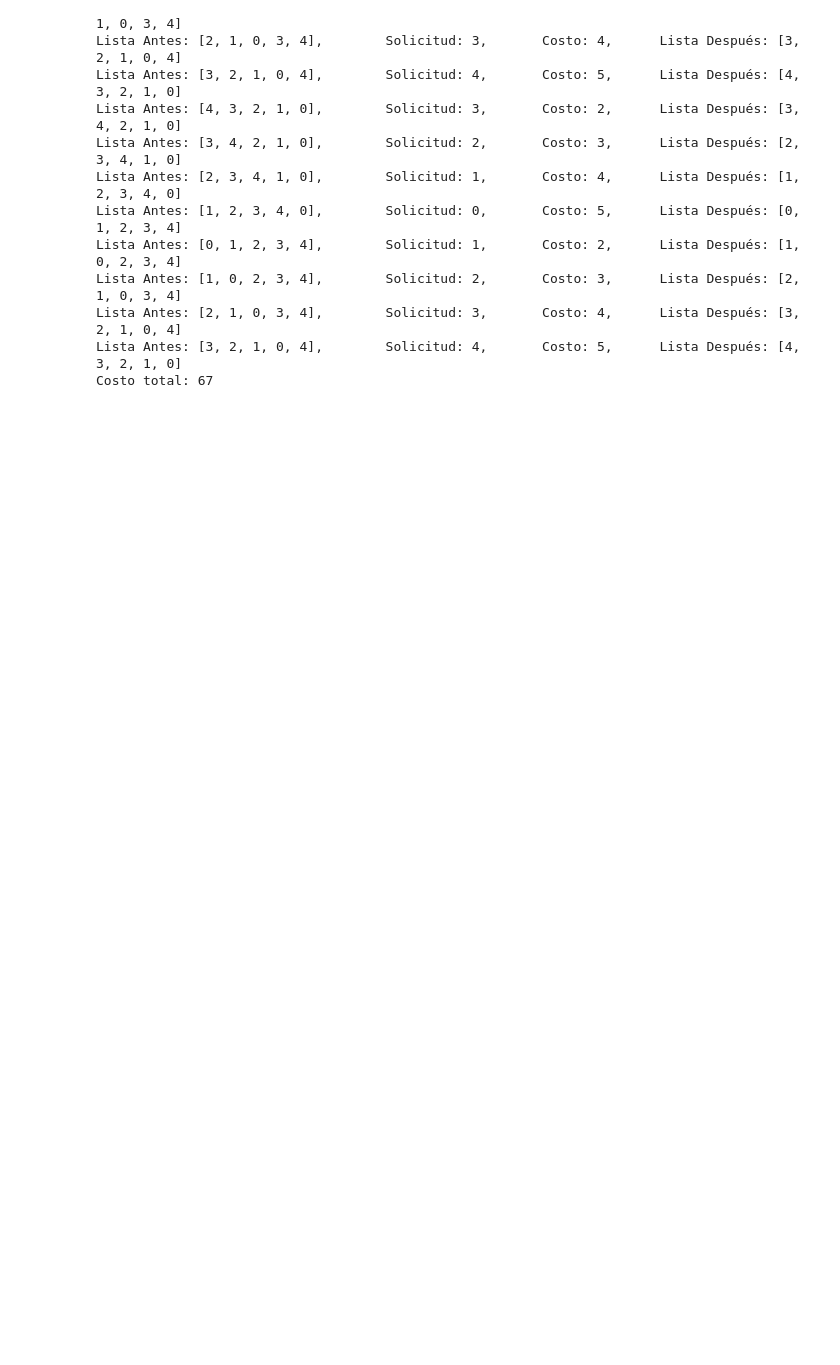
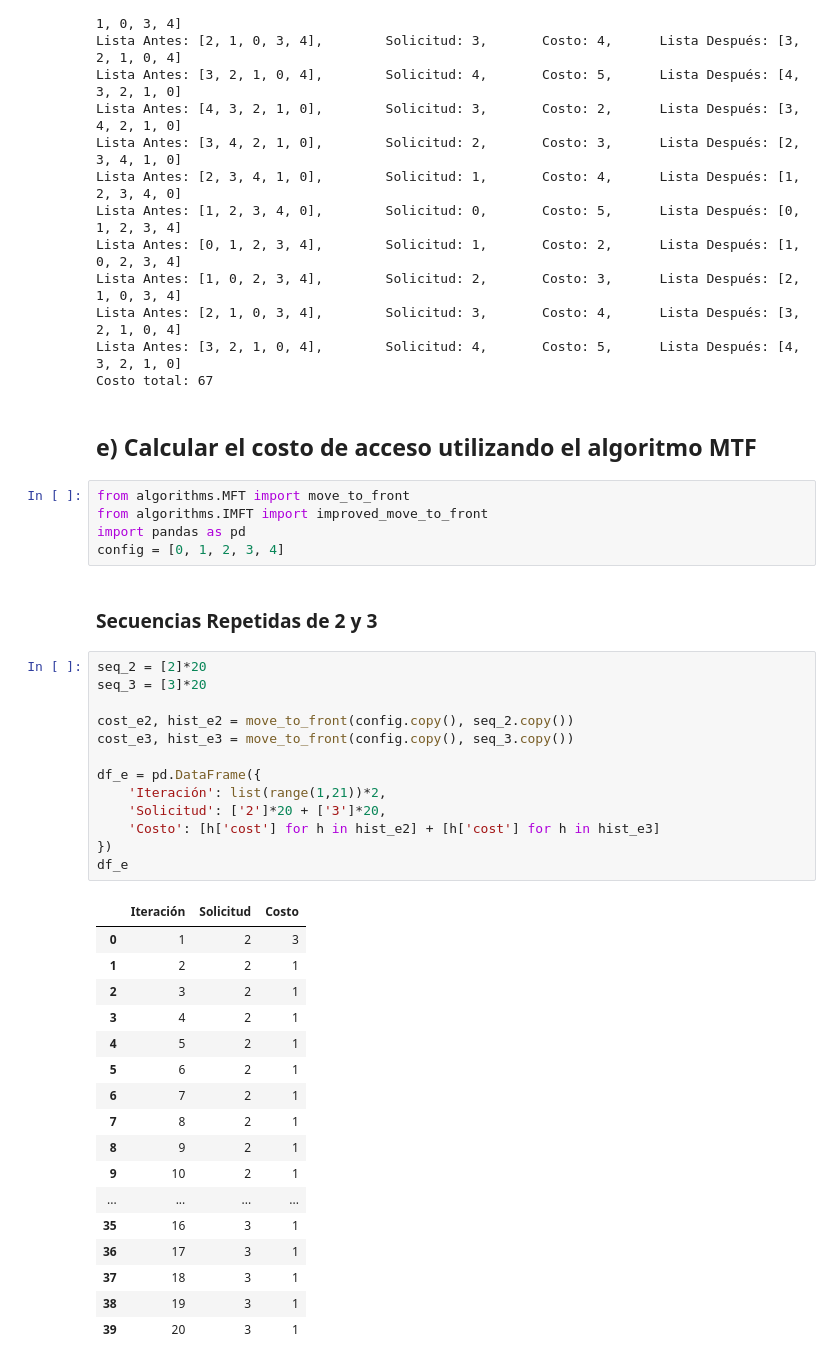
Before and after one commit to xtsebas/MTF-IMTF, a Jupyter notebook: Project.ipynb, the cells around one changed output. Drawn from its saved outputs; the diff is of its cells as text; blank space fills up the shorter version.

```diff
--- a/Project.ipynb
+++ b/Project.ipynb
@@ -69,3 +69,43 @@ Lista Antes: [1, 0, 2, 3, 4],        Solicitud: 2,       Costo: 3,      Lista De
 Lista Antes: [2, 1, 0, 3, 4],        Solicitud: 3,       Costo: 4,      Lista Después: [3, 2, 1, 0, 4]
 Lista Antes: [3, 2, 1, 0, 4],        Solicitud: 4,       Costo: 5,      Lista Después: [4, 3, 2, 1, 0]
 Costo total: 67
+# %% [markdown]
+## e) Calcular el costo de acceso utilizando el algoritmo MTF
+# %%
+from algorithms.MFT import move_to_front
+from algorithms.IMFT import improved_move_to_front
+import pandas as pd
+config = [0, 1, 2, 3, 4]
+# %% [markdown]
+### Secuencias Repetidas de 2 y 3
+# %%
+seq_2 = [2]*20
+seq_3 = [3]*20
+
+cost_e2, hist_e2 = move_to_front(config.copy(), seq_2.copy())
+cost_e3, hist_e3 = move_to_front(config.copy(), seq_3.copy())
+
+df_e = pd.DataFrame({
+    'Iteración': list(range(1,21))*2,
+    'Solicitud': ['2']*20 + ['3']*20,
+    'Costo': [h['cost'] for h in hist_e2] + [h['cost'] for h in hist_e3]
+})
+df_e
+# %% [output]
+|  | Iteración | Solicitud | Costo |
+| 0 | 1 | 2 | 3 |
+| 1 | 2 | 2 | 1 |
+| 2 | 3 | 2 | 1 |
+| 3 | 4 | 2 | 1 |
+| 4 | 5 | 2 | 1 |
+| 5 | 6 | 2 | 1 |
+| 6 | 7 | 2 | 1 |
+| 7 | 8 | 2 | 1 |
+| 8 | 9 | 2 | 1 |
+| 9 | 10 | 2 | 1 |
+| ... | ... | ... | ... |
+| 35 | 16 | 3 | 1 |
+| 36 | 17 | 3 | 1 |
+| 37 | 18 | 3 | 1 |
+| 38 | 19 | 3 | 1 |
+| 39 | 20 | 3 | 1 |
```
Also changed, not shown: parts of 3 cells of this notebook.
